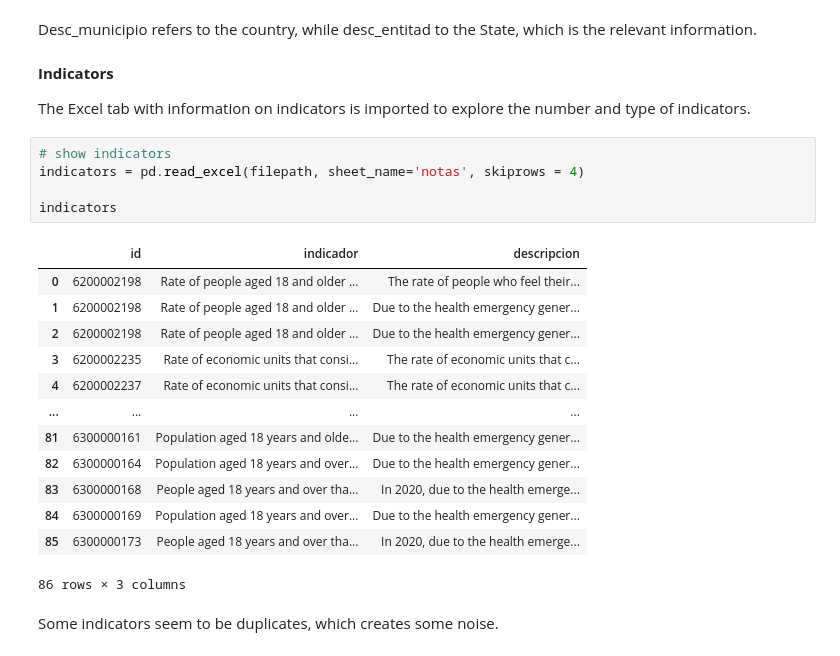
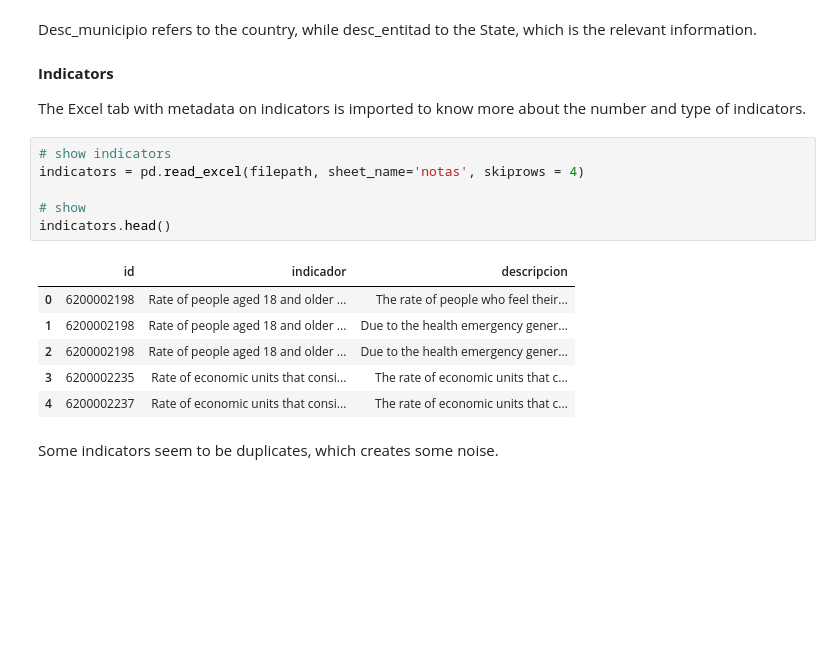
Before and after one commit to irenecelebrin/programming-for-data-analytics, a Jupyter notebook: project/project.ipynb, the cells around one changed output. Cells and saved outputs as stored; diff of their text form; blank space fills up the shorter version.

```diff
--- a/project/project.ipynb
+++ b/project/project.ipynb
@@ -197,26 +194,20 @@ Desc_municipio refers to the country, while desc_entitad to the State, which is
 # %% [markdown]
 **Indicators**
 
-The Excel tab with information on indicators is imported to explore the number and type of indicators.
+The Excel tab with metadata on indicators is imported to know more about the number and type of indicators.
 # %%
 # show indicators
 indicators = pd.read_excel(filepath, sheet_name='notas', skiprows = 4)
 
-indicators
+# show
+indicators.head()
 # %% [output]
 |  | id | indicador | descripcion |
 | 0 | 6200002198 | Rate of people aged 18 and older ... | The rate of people who feel their... |
 | 1 | 6200002198 | Rate of people aged 18 and older ... | Due to the health emergency gener... |
 | 2 | 6200002198 | Rate of people aged 18 and older ... | Due to the health emergency gener... |
 | 3 | 6200002235 | Rate of economic units that consi... | The rate of economic units that c... |
 | 4 | 6200002237 | Rate of economic units that consi... | The rate of economic units that c... |
-| ... | ... | ... | ... |
-| 81 | 6300000161 | Population aged 18 years and olde... | Due to the health emergency gener... |
-| 82 | 6300000164 | Population aged 18 years and over... | Due to the health emergency gener... |
-| 83 | 6300000168 | People aged 18 years and over tha... | In 2020, due to the health emerge... |
-| 84 | 6300000169 | Population aged 18 years and over... | Due to the health emergency gener... |
-| 85 | 6300000173 | People aged 18 years and over tha... | In 2020, due to the health emerge... |
-86 rows × 3 columns
 # %% [markdown]
 Some indicators seem to be duplicates, which creates some noise.
 # %%
```
Also changed, not shown: parts of 28 cells of this notebook.
